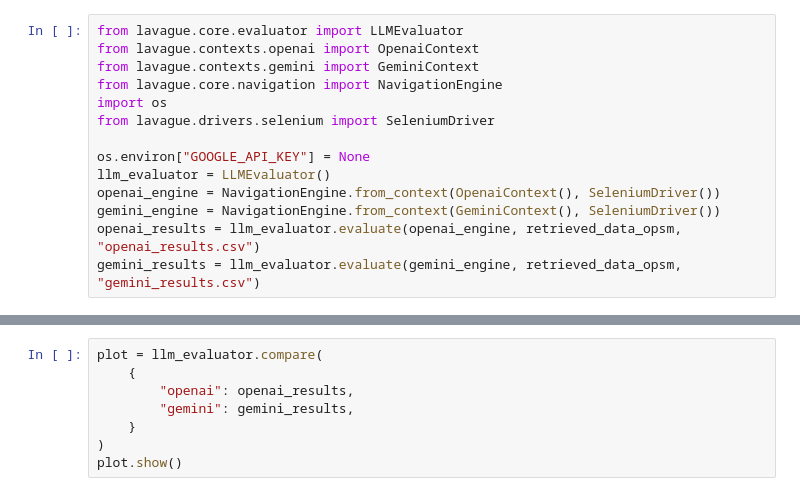
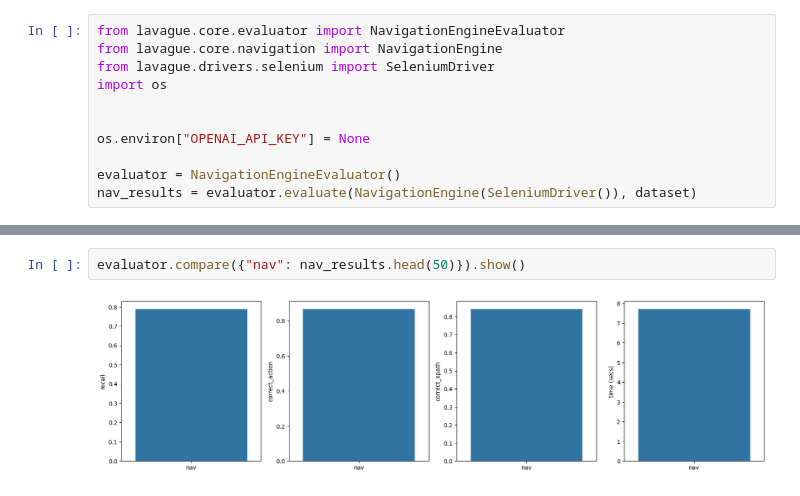
Before and after one commit to lavague-ai/LaVague, a Jupyter notebook: examples/eval_example.ipynb, the cells around one changed output, grey strips where cells are left out. Cells and saved outputs as stored; diff of their text form.

```diff
--- a/examples/eval_example.ipynb
+++ b/examples/eval_example.ipynb
@@ -29,14 +57,11 @@ plot.show()
 # %%
-from lavague.core.evaluator import LLMEvaluator
-from lavague.contexts.openai import OpenaiContext
-from lavague.contexts.gemini import GeminiContext
+from lavague.core.evaluator import NavigationEngineEvaluator
 from lavague.core.navigation import NavigationEngine
+from lavague.drivers.selenium import SeleniumDriver
 import os
-from lavague.drivers.selenium import SeleniumDriver
 
-os.environ["GOOGLE_API_KEY"] = None
-llm_evaluator = LLMEvaluator()
-openai_engine = NavigationEngine.from_context(OpenaiContext(), SeleniumDriver())
-gemini_engine = NavigationEngine.from_context(GeminiContext(), SeleniumDriver())
-openai_results = llm_evaluator.evaluate(openai_engine, retrieved_data_opsm, "openai_results.csv")
-gemini_results = llm_evaluator.evaluate(gemini_engine, retrieved_data_opsm, "gemini_results.csv")
+
+os.environ["OPENAI_API_KEY"] = None
+
+evaluator = NavigationEngineEvaluator()
+nav_results = evaluator.evaluate(NavigationEngine(SeleniumDriver()), dataset)
@@ -43,8 +89,4 @@ gemini_results = llm_evaluator.evaluate(gemini_engine, retrieved_data_opsm, "gem
-# %%
-plot = llm_evaluator.compare(
-    {
-        "openai": openai_results,
-        "gemini": gemini_results,
-    }
-)
-plot.show()
+# %%
+evaluator.compare({"nav": nav_results.head(50)}).show()
+# %% [output]
+[figure, added]
```
Also changed, not shown: parts of 7 cells of this notebook, 3 other files.
